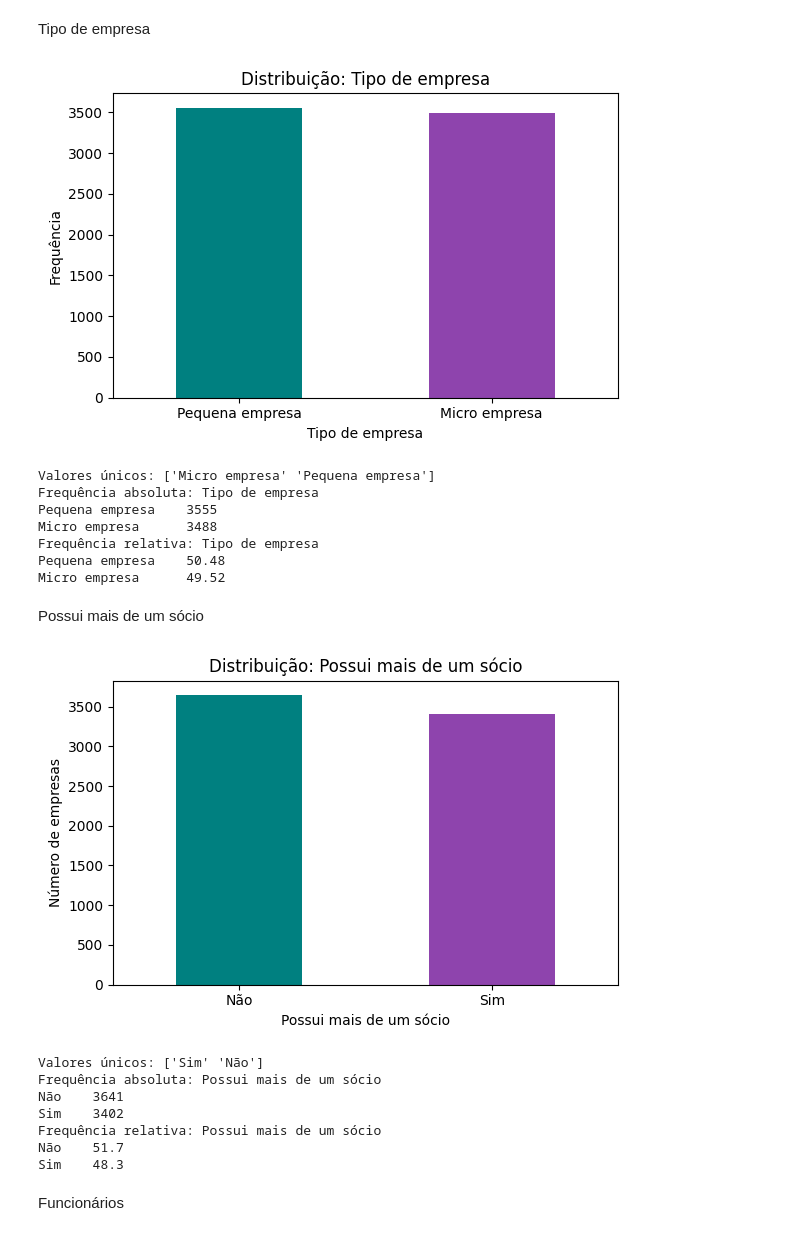
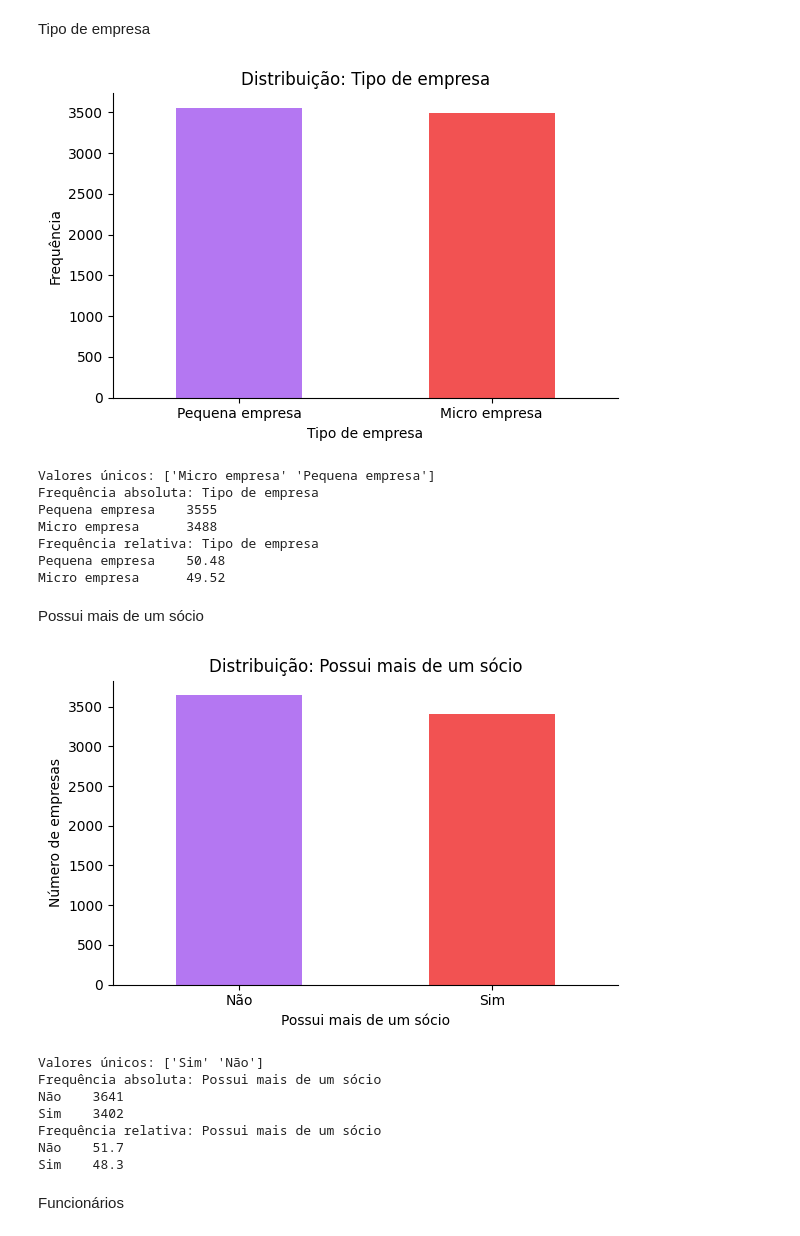
Before and after one commit to carolcalandrine/Analise-churn, a Jupyter notebook: projeto_churn.ipynb, the cells around one changed output. Saved outputs shown, nothing was run; the diff lists cells and outputs as text; code cells hidden in the pictures.

```diff
--- a/projeto_churn.ipynb
+++ b/projeto_churn.ipynb
@@ -21,9 +21,7 @@ import seaborn as sb #manipular gráficos
 import matplotlib.pyplot as plt #manipular gráficos
 # %%
 # Importação do arquivo .csv
-df = pd.read_csv('/content/customer_churn_with_months.csv')
+df = pd.read_csv('/content/sample_data/customer_churn_with_months.csv')
 
 # Limpar os nomes das colunas
 df.columns = df.columns.str.strip()  #Remove espaços desnecessários
-
-print(df.columns.tolist())
@@ -94,30 +90,32 @@ Tipo de empresa
 # %%
 # Análise da coluna 'Tipo de empresa'
 
 col = 'Tipo de empresa' #col é o nome da coluna (variável)
 
 # Valores únicos
 valores_unicos = df[col].unique()
 
 # Frequência Absoluta e Relativa
 freq_abs = df[col].value_counts()
 freq_rel = round(df[col].value_counts(normalize=True)* 100,2)
 
 # Visualização
-plt.figure(figsize=(6,4)) #Define o tamanho da imagem
-freq_abs.plot(kind='bar', color=['#008080','#8e44ad']) #kind=bar é o tipo de gráfico, color= cor do gráfico
+fig, ax = plt.subplots(figsize=(6,4)) #Define o tamanho da imagem
+freq_abs.plot(kind='bar', color=['#B477F2', '#F25252']) #kind=bar é o tipo de gráfico, color= cor do gráfico
 plt.title('Distribuição: Tipo de empresa') #titulo
 plt.xlabel('Tipo de empresa') #nome dos eixos
 plt.ylabel('Frequência')
 plt.xticks(rotation=0) # rotação
 plt.tight_layout() #Ajusta o layout
+ax.spines['top'].set_visible(False)
+ax.spines['right'].set_visible(False)
 plt.show()
 
 print(f'Valores únicos: {valores_unicos}')
 print(f'Frequência absoluta: {freq_abs.to_string()}')
 print(f'Frequência relativa: {freq_rel.to_string()}')
 # %% [output]
-[figure, old version]
+[figure, new version]
 Valores únicos: ['Micro empresa' 'Pequena empresa']
 Frequência absoluta: Tipo de empresa
 Pequena empresa    3555
@@ -140,20 +138,22 @@ freq_abs = df[col].value_counts()
 freq_rel = round(df[col].value_counts(normalize=True) * 100, 2)
 
 # Visualização
-plt.figure(figsize=(6,4))
-freq_abs.plot(kind='bar', color=['#008080','#8e44ad'])
+fig, ax = plt.subplots(figsize=(6,4))
+freq_abs.plot(kind='bar', color=['#B477F2', '#F25252'])
 plt.title('Distribuição: Possui mais de um sócio')
 plt.xlabel('Possui mais de um sócio')
 plt.ylabel('Número de empresas')
 plt.xticks(rotation=0)
 plt.tight_layout()
+ax.spines['top'].set_visible(False)
+ax.spines['right'].set_visible(False)
 plt.show()
 
 print(f'Valores únicos: {valores_unicos}')
 print(f'Frequência absoluta: {freq_abs.to_string()}')
 print(f'Frequência relativa: {freq_rel.to_string()}')
 # %% [output]
-[figure, old version]
+[figure, new version]
 Valores únicos: ['Sim' 'Não']
 Frequência absoluta: Possui mais de um sócio
 Não    3641
```
Also changed, not shown: parts of 46 cells of this notebook.
